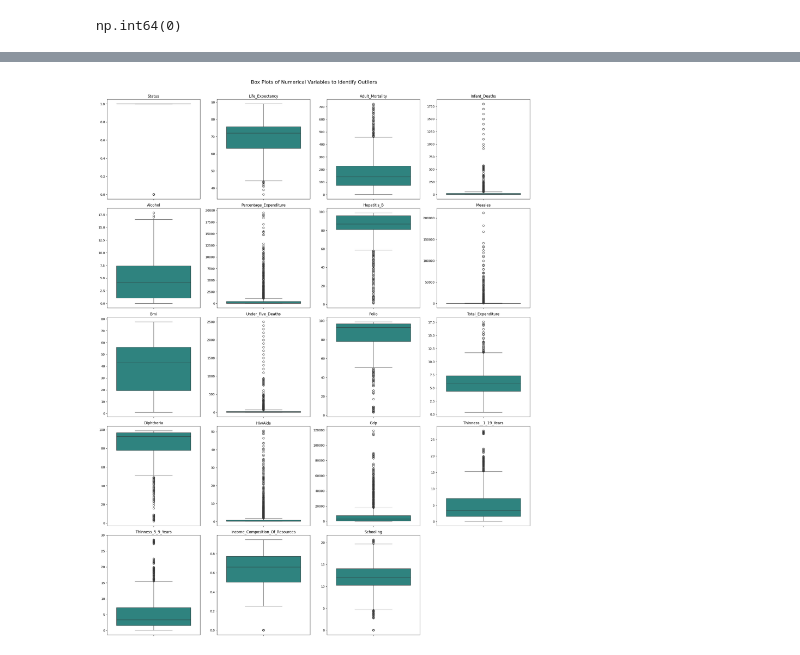
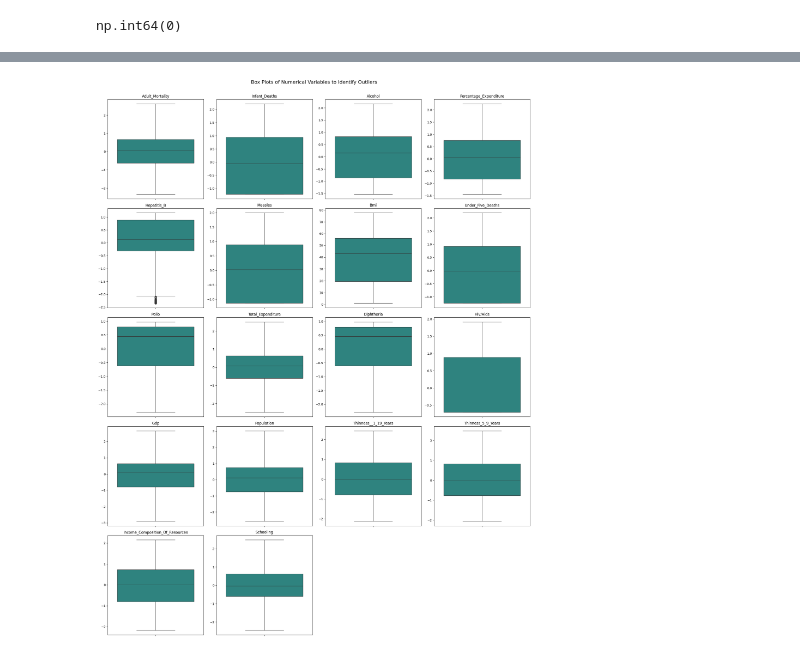
Before and after one commit to abhijit250692/Life_Expectancy_Prediction, a Jupyter notebook: code.ipynb, the cells around one changed output, grey strips where cells are left out. Saved outputs shown, nothing was run; the diff lists cells and outputs as text; code cells hidden in the pictures.

```diff
--- a/code.ipynb
+++ b/code.ipynb
@@ -138,0 +265,2 @@ df.describe(include=['int64', 'float64']).T
+# %%
+df.rename(columns={'Status_Developing': 'Status'}, inplace=True)
@@ -326,0 +468,7 @@ df_eda = df.copy()
+# %%
+PowerTransformers = {}
+
+for col in skewed_cols:
+    pt = PowerTransformer(method='yeo-johnson', standardize=True)
+    df_eda[col] = pt.fit_transform(df_eda[[col]])
+    PowerTransformers[col] = pt
@@ -326,0 +523,28 @@ df_eda = df.copy()
+# %%
+def Get_iqr_bounds(p_df, p_column):
+    Q1 = p_df[p_column].quantile(0.25)
+    Q3 = p_df[p_column].quantile(0.75)
+    IQR = Q3 - Q1
+    lower_bound = Q1 - (1.5 * IQR)
+    upper_bound = Q3 + (1.5 * IQR)
+    return lower_bound, upper_bound
+
+def handle_outliers(p_df, p_column):
+    lower_bound, upper_bound = Get_iqr_bounds(p_df, p_column)
+    print("handle_outliers :: " + p_column + " : lower_bound : ", lower_bound, ", upper_bound : ", upper_bound)
+    #capping values outside the bounds
+    p_df[p_column] = np.where((p_df[p_column] < lower_bound), lower_bound, p_df[p_column])
+    p_df[p_column] = np.where((p_df[p_column] > upper_bound), upper_bound, p_df[p_column])
+
+def Get_outliers_percentage(p_df, p_column):
+    lower_bound, upper_bound = Get_iqr_bounds(p_df, p_column)
+    total_count = len(p_df)
+    outliers_count = p_df[(p_df[p_column] < lower_bound) | (p_df[p_column] > upper_bound)].shape[0]
+    outliers_percentage = (outliers_count / total_count) * 100
+    print(f"Get_outliers_percentage :: {p_column} : Outliers Percentage: {outliers_percentage:.2f}% , outliers_count : {outliers_count} , total_count : {total_count}")
+    return outliers_percentage
+
+#Handling outliers by capping them using IQR method if outliers percentage is less than or equal to 5%
+for col in predictors:
+    if Get_outliers_percentage(df_eda, col) <= 5:
+        handle_outliers(df_eda, col)
@@ -327,27 +569,25 @@ df_eda = df.copy()
 # %%
-# outlier detection
+# distribution post outlier detection
 
-numerical_cols = df_eda.select_dtypes(include=np.number).columns.tolist()
-
-num_plots = len(numerical_cols)
+num_plots = len(predictors)
 num_rows = (num_plots + 3) // 4  # Adjust for 4 plots per row
 num_cols = 4
 
 fig, axes = plt.subplots(num_rows, num_cols, figsize=(20, 5 * num_rows))
 axes = axes.flatten()
 
-for i, col in enumerate(numerical_cols):
+for i, col in enumerate(predictors):
     sns.boxplot(y=df_eda[col], ax=axes[i], palette='viridis')
     axes[i].set_title(col, fontsize=12)
     axes[i].set_ylabel('') # Remove y-label for cleaner look
     axes[i].tick_params(axis='y', labelsize=10)
 
 # Hide any unused subplots
 for i in range(num_plots, len(axes)):
     fig.delaxes(axes[i])
 
 plt.tight_layout()
 plt.suptitle('Box Plots of Numerical Variables to Identify Outliers', y=1.02, fontsize=16)
 plt.show()
 # %% [output]
-[figure, old version]
+[figure, new version]
```
Also changed, not shown: parts of 57 cells of this notebook, 2 other files.
